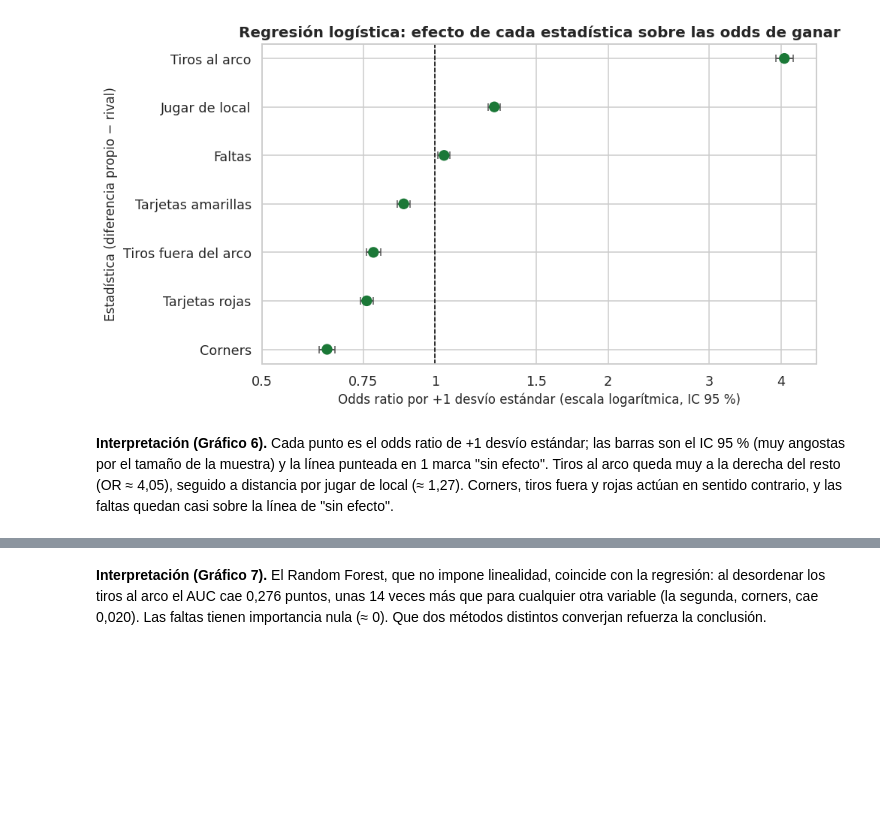
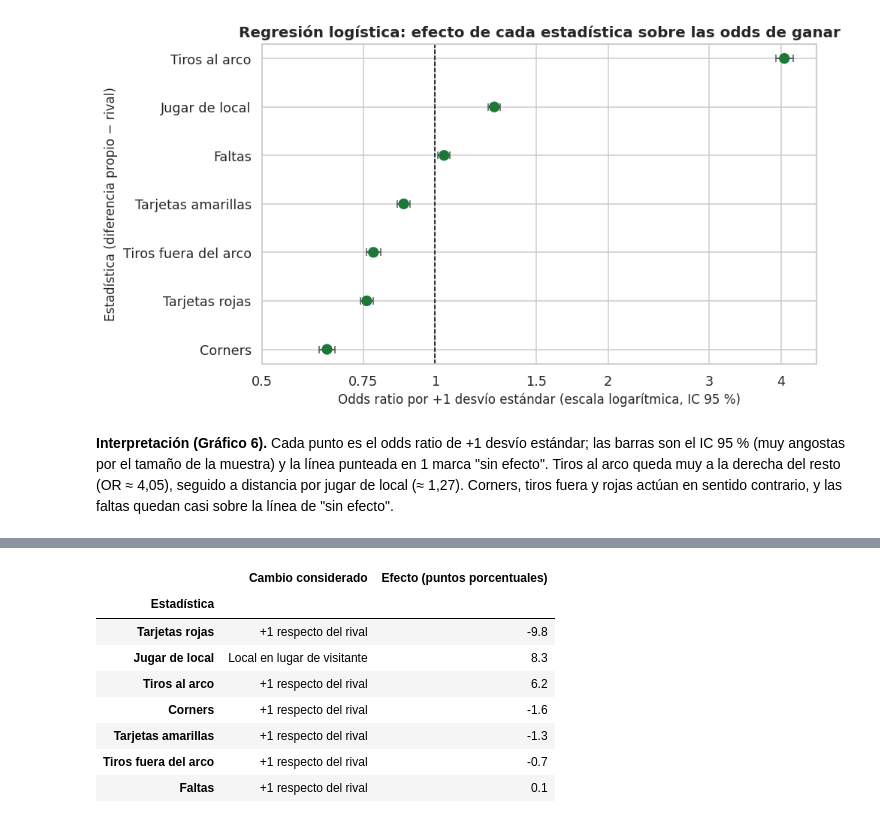
Before and after one commit to Santicir/Trabajo-practico-grupal, a Jupyter notebook: analisis_futbol.ipynb, the cells around one changed output, grey strips where cells are left out. Saved outputs shown, nothing was run; the diff lists cells and outputs as text; code cells hidden in the pictures; blank space fills up the shorter version.

```diff
--- a/analisis_futbol.ipynb
+++ b/analisis_futbol.ipynb
@@ -603,2 +600,31 @@ display(imp.sort_values("media", ascending=False).rename(index=NOMBRES).round(4)
-# %% [markdown]
-**Interpretación (Gráfico 7).** El Random Forest, que no impone linealidad, coincide con la regresión: al desordenar los tiros al arco el AUC cae 0,276 puntos, unas 14 veces más que para cualquier otra variable (la segunda, corners, cae 0,020). Las faltas tienen importancia nula (≈ 0). Que dos métodos distintos converjan refuerza la conclusión.
+# %%
+# TABLA 1 del informe: efecto de cada estadística sobre la probabilidad de ganar (puntos porcentuales)
+def prob(X_raw):
+    Xs = pd.DataFrame(scaler.transform(X_raw), columns=FEATURES, index=X_raw.index)
+    return predecir_logit(modelo, Xs)
+
+base = prob(X_te)
+filas = []
+for f in FEATURES:
+    if f == "es_local":                       # variable binaria: se compara local vs. visitante
+        a, b = X_te.copy(), X_te.copy()
+        a["es_local"], b["es_local"] = 1, 0
+        efecto, cambio = (prob(a) - prob(b)).mean() * 100, "Local en lugar de visitante"
+    else:                                     # variable numérica: +1 unidad respecto del rival
+        alt = X_te.copy()
+        alt[f] = alt[f] + 1
+        efecto, cambio = (prob(alt) - base).mean() * 100, "+1 respecto del rival"
+    filas.append({"Estadística": NOMBRES[f], "Cambio considerado": cambio, "Efecto (puntos porcentuales)": round(efecto, 1)})
+tabla_efectos = pd.DataFrame(filas).sort_values("Efecto (puntos porcentuales)", key=np.abs, ascending=False).set_index("Estadística")
+display(tabla_efectos)
+tabla_efectos.to_csv(os.path.join(DIR_SALIDA, "tabla1_efectos_puntos_porcentuales.csv"), encoding="utf-8-sig")
+# %% [output]
+|  | Cambio considerado | Efecto (puntos porcentuales) |
+| Estadística |  |  |
+| Tarjetas rojas | +1 respecto del rival | -9.8 |
+| Jugar de local | Local en lugar de visitante | 8.3 |
+| Tiros al arco | +1 respecto del rival | 6.2 |
+| Corners | +1 respecto del rival | -1.6 |
+| Tarjetas amarillas | +1 respecto del rival | -1.3 |
+| Tiros fuera del arco | +1 respecto del rival | -0.7 |
+| Faltas | +1 respecto del rival | 0.1 |
```
Also changed, not shown: parts of 11 cells of this notebook.
